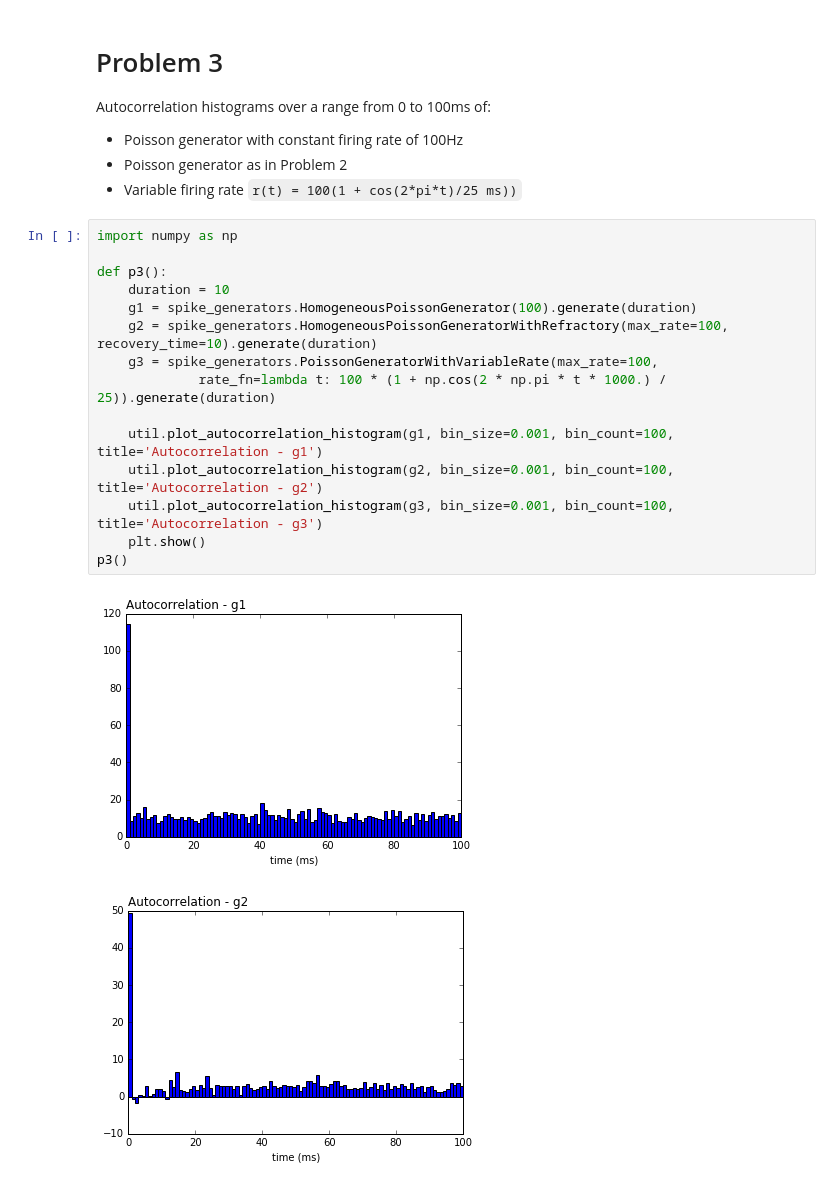
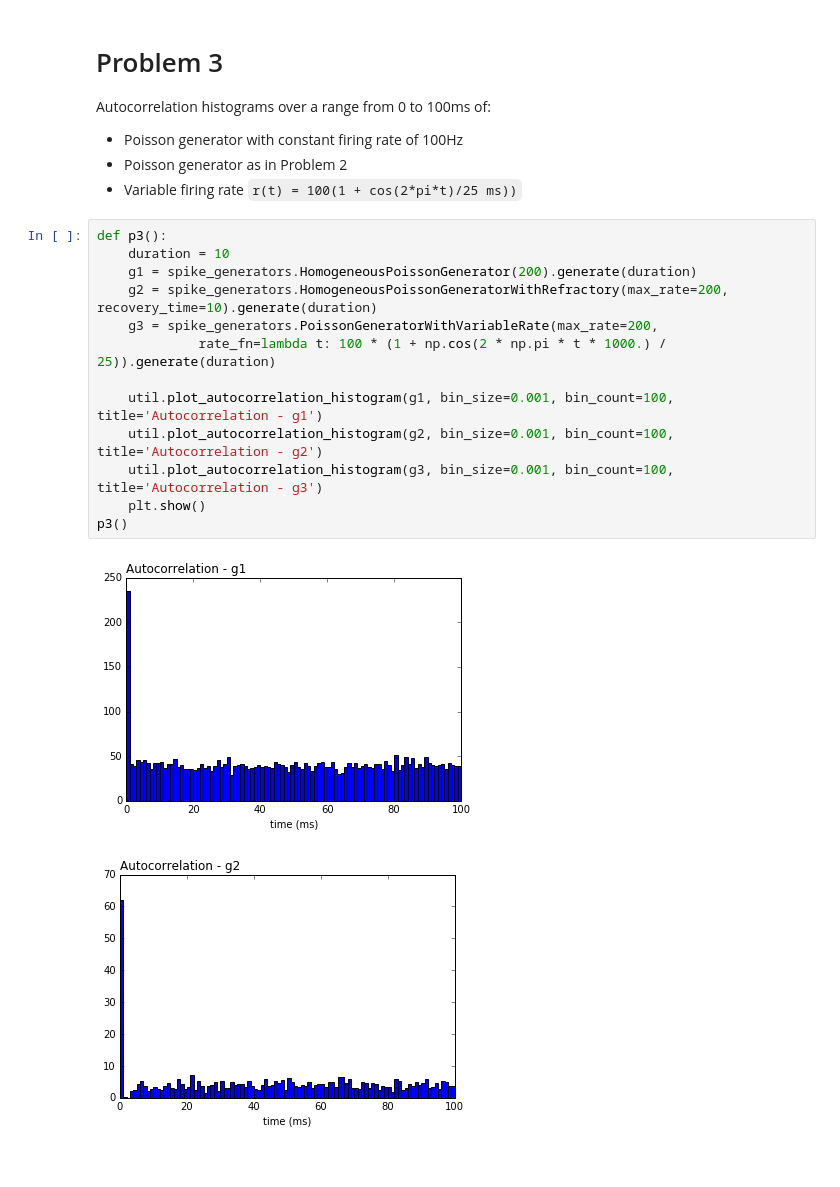
Before and after one commit to phvu/theoretical-neuroscience, a Jupyter notebook: python/Chapter 01.ipynb, the cells around one changed output. Cells and saved outputs as stored; diff of their text form.

```diff
--- a/python/Chapter 01.ipynb
+++ b/python/Chapter 01.ipynb
@@ -117,20 +117,18 @@ Autocorrelation histograms over a range from 0 to 100ms of:
 - Poisson generator as in Problem 2
 - Variable firing rate `r(t) = 100(1 + cos(2*pi*t)/25 ms))`
 # %%
-import numpy as np
-
 def p3():
     duration = 10
-    g1 = spike_generators.HomogeneousPoissonGenerator(100).generate(duration)
-    g2 = spike_generators.HomogeneousPoissonGeneratorWithRefractory(max_rate=100, recovery_time=10).generate(duration)
-    g3 = spike_generators.PoissonGeneratorWithVariableRate(max_rate=100,
+    g1 = spike_generators.HomogeneousPoissonGenerator(200).generate(duration)
+    g2 = spike_generators.HomogeneousPoissonGeneratorWithRefractory(max_rate=200, recovery_time=10).generate(duration)
+    g3 = spike_generators.PoissonGeneratorWithVariableRate(max_rate=200,
              rate_fn=lambda t: 100 * (1 + np.cos(2 * np.pi * t * 1000.) / 25)).generate(duration)
 
     util.plot_autocorrelation_histogram(g1, bin_size=0.001, bin_count=100, title='Autocorrelation - g1')
     util.plot_autocorrelation_histogram(g2, bin_size=0.001, bin_count=100, title='Autocorrelation - g2')
     util.plot_autocorrelation_histogram(g3, bin_size=0.001, bin_count=100, title='Autocorrelation - g3')
     plt.show()
 p3()
 # %% [output]
-[figure, old version]
+[figure, new version]
-[figure, old version]
+[figure, new version]
```
Also changed, not shown: parts of 6 cells of this notebook, 1 other file.
